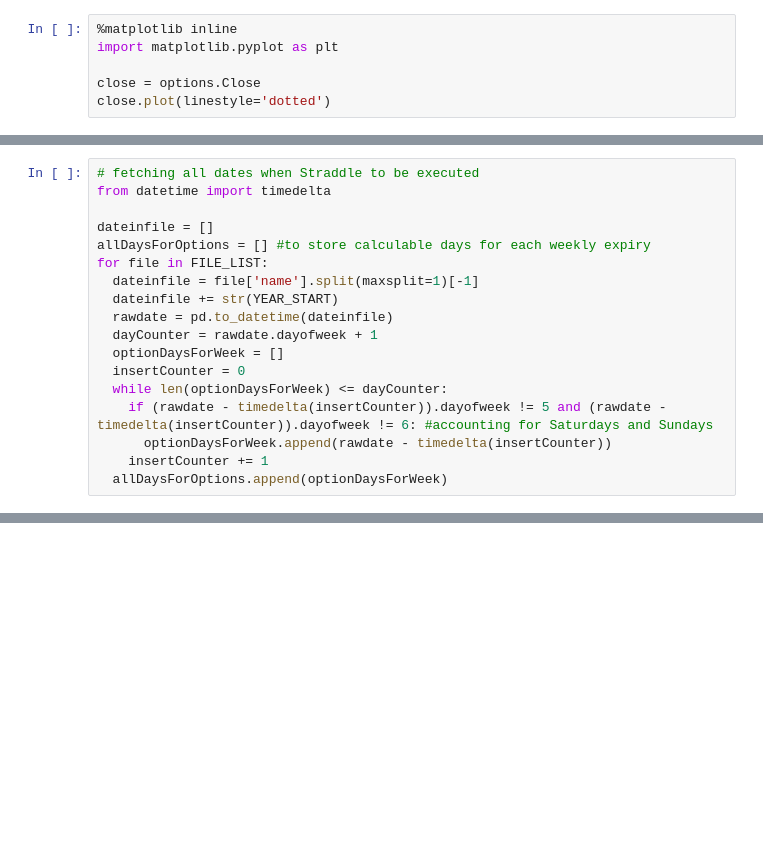
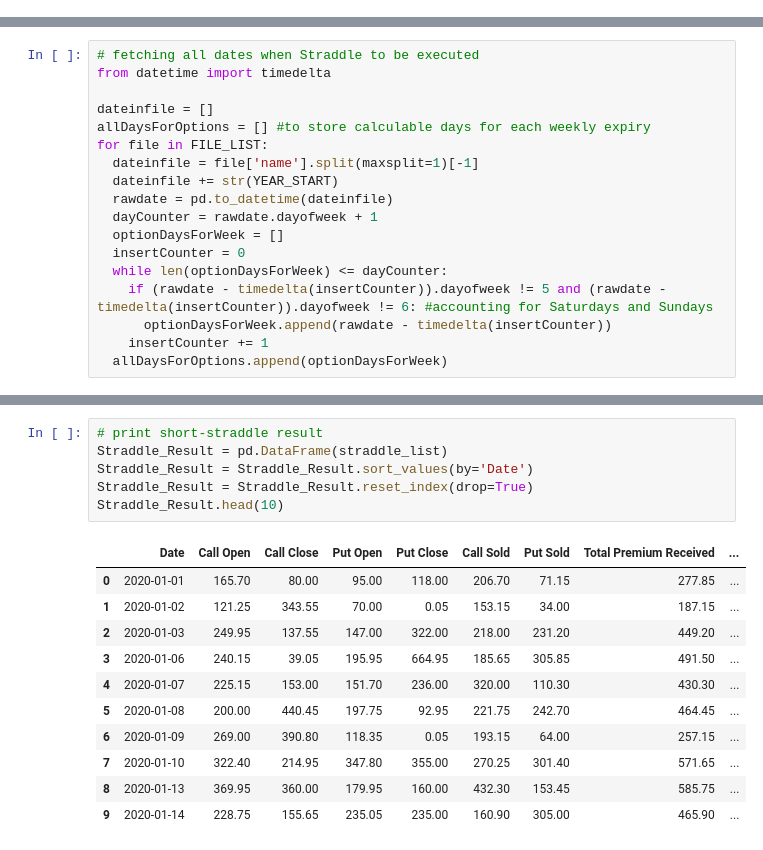
Before and after one commit to vaibhavswaminathan/options-strats, a Jupyter notebook: jupyter/load_drive.ipynb, the cells around one changed output, grey strips where cells are left out. Cells and saved outputs as stored; diff of their text form; blank space fills up the shorter version.

```diff
--- a/jupyter/load_drive.ipynb
+++ b/jupyter/load_drive.ipynb
@@ -57,9 +98,3 @@ def downloadFromDrive(service,fileid):
       status, done = downloader.next_chunk()
       print("Download %d%%." % int(status.progress() * 100))
   return downloaded
-# %%
-%matplotlib inline
-import matplotlib.pyplot as plt
-
-close = options.Close
-close.plot(linestyle='dotted')
@@ -269,0 +383,18 @@ IndexError: ignored
+# %%
+# print short-straddle result
+Straddle_Result = pd.DataFrame(straddle_list)
+Straddle_Result = Straddle_Result.sort_values(by='Date')
+Straddle_Result = Straddle_Result.reset_index(drop=True)
+Straddle_Result.head(10)
+# %% [output]
+|  | Date | Call Open | Call Close | Put Open | Put Close | Call Sold | Put Sold | Total Premium Received | ... |
+| 0 | 2020-01-01 | 165.70 | 80.00 | 95.00 | 118.00 | 206.70 | 71.15 | 277.85 | ... |
+| 1 | 2020-01-02 | 121.25 | 343.55 | 70.00 | 0.05 | 153.15 | 34.00 | 187.15 | ... |
+| 2 | 2020-01-03 | 249.95 | 137.55 | 147.00 | 322.00 | 218.00 | 231.20 | 449.20 | ... |
+| 3 | 2020-01-06 | 240.15 | 39.05 | 195.95 | 664.95 | 185.65 | 305.85 | 491.50 | ... |
+| 4 | 2020-01-07 | 225.15 | 153.00 | 151.70 | 236.00 | 320.00 | 110.30 | 430.30 | ... |
+| 5 | 2020-01-08 | 200.00 | 440.45 | 197.75 | 92.95 | 221.75 | 242.70 | 464.45 | ... |
+| 6 | 2020-01-09 | 269.00 | 390.80 | 118.35 | 0.05 | 193.15 | 64.00 | 257.15 | ... |
+| 7 | 2020-01-10 | 322.40 | 214.95 | 347.80 | 355.00 | 270.25 | 301.40 | 571.65 | ... |
+| 8 | 2020-01-13 | 369.95 | 360.00 | 179.95 | 160.00 | 432.30 | 153.45 | 585.75 | ... |
+| 9 | 2020-01-14 | 228.75 | 155.65 | 235.05 | 235.00 | 160.90 | 305.00 | 465.90 | ... |
```
Also changed, not shown: parts of 19 cells of this notebook.
